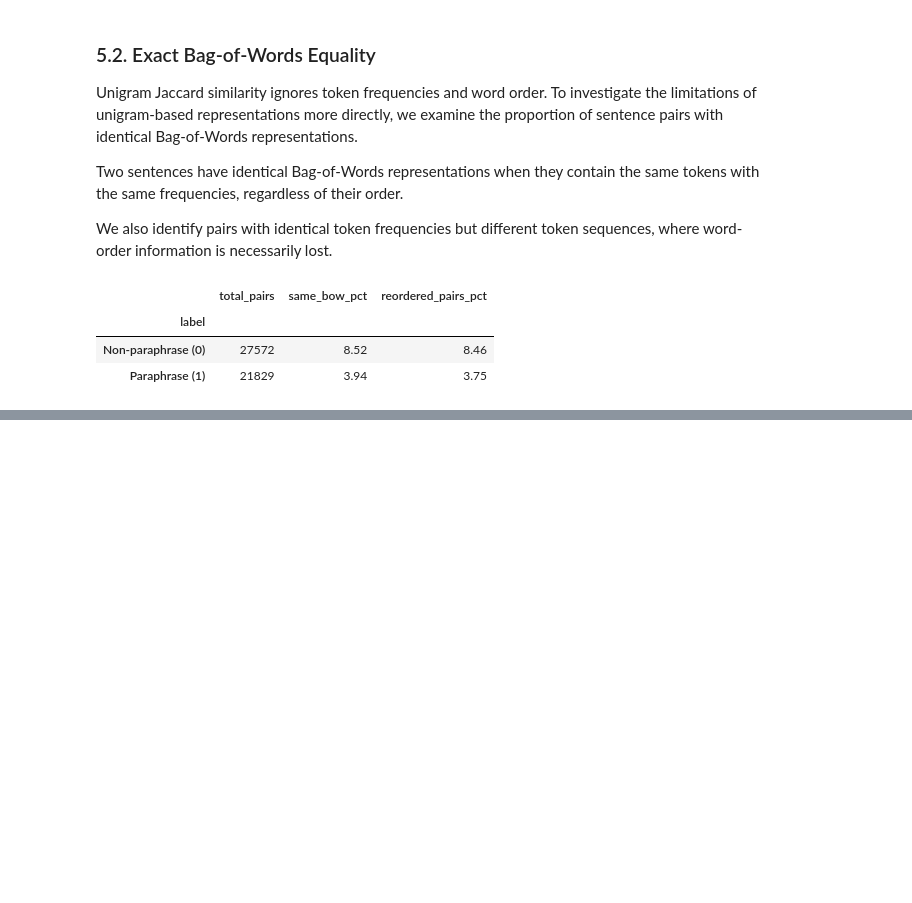
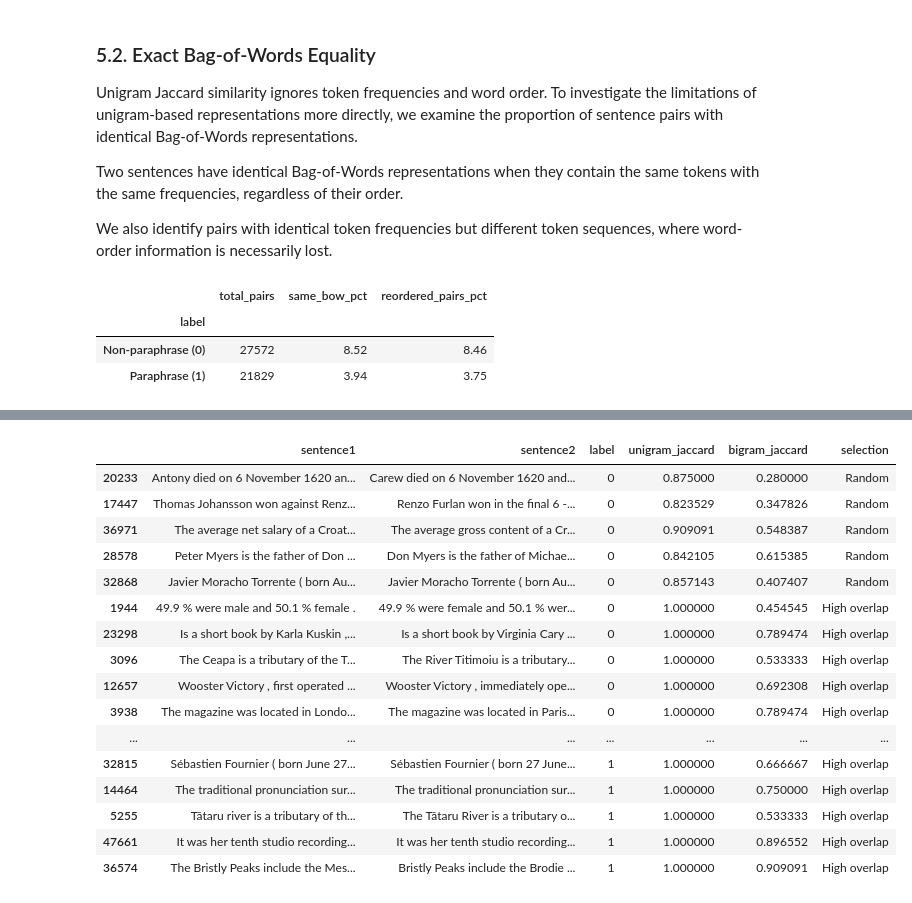
Before and after one commit to nuriallfe/nlp1, a Jupyter notebook: data_exploration.ipynb, the cells around one changed output, grey strips where cells are left out. Cells and saved outputs as stored; diff of their text form; code cells hidden in the pictures; blank space fills up the shorter version.

```diff
--- a/data_exploration.ipynb
+++ b/data_exploration.ipynb
@@ -295,0 +700,62 @@ display(bow_summary)
+# %%
+qualitative_examples = []
+
+for label in [0, 1]:
+
+    class_df = lexical_df[
+        lexical_df["label"] == label
+    ]
+
+    # High-overlap examples: sample from the top 10%
+    threshold = class_df["unigram_jaccard"].quantile(0.90)
+
+    high_overlap = class_df[
+        class_df["unigram_jaccard"] >= threshold
+    ].sample(n=5, random_state=42)
+
+    # Random examples, excluding those already selected
+    remaining = class_df.drop(high_overlap.index)
+
+    random_examples = remaining.sample(
+        n=5,
+        random_state=42
+    )
+
+    selected = pd.concat([
+        random_examples.assign(selection="Random"),
+        high_overlap.assign(selection="High overlap")
+    ])
+
+    qualitative_examples.append(selected)
+
+qualitative_examples = pd.concat(qualitative_examples)
+
+with pd.option_context("display.max_colwidth", 150):
+    display(qualitative_examples[
+        [
+            "sentence1",
+            "sentence2",
+            "label",
+            "unigram_jaccard",
+            "bigram_jaccard",
+            "selection"
+        ]
+    ])
+# %% [output]
+|  | sentence1 | sentence2 | label | unigram_jaccard | bigram_jaccard | selection |
+| 20233 | Antony died on 6 November 1620 an... | Carew died on 6 November 1620 and... | 0 | 0.875000 | 0.280000 | Random |
+| 17447 | Thomas Johansson won against Renz... | Renzo Furlan won in the final 6 -... | 0 | 0.823529 | 0.347826 | Random |
+| 36971 | The average net salary of a Croat... | The average gross content of a Cr... | 0 | 0.909091 | 0.548387 | Random |
+| 28578 | Peter Myers is the father of Don ... | Don Myers is the father of Michae... | 0 | 0.842105 | 0.615385 | Random |
+| 32868 | Javier Moracho Torrente ( born Au... | Javier Moracho Torrente ( born Au... | 0 | 0.857143 | 0.407407 | Random |
+| 1944 | 49.9 % were male and 50.1 % female . | 49.9 % were female and 50.1 % wer... | 0 | 1.000000 | 0.454545 | High overlap |
+| 23298 | Is a short book by Karla Kuskin ,... | Is a short book by Virginia Cary ... | 0 | 1.000000 | 0.789474 | High overlap |
+| 3096 | The Ceapa is a tributary of the T... | The River Titimoiu is a tributary... | 0 | 1.000000 | 0.533333 | High overlap |
+| 12657 | Wooster Victory , first operated ... | Wooster Victory , immediately ope... | 0 | 1.000000 | 0.692308 | High overlap |
+| 3938 | The magazine was located in Londo... | The magazine was located in Paris... | 0 | 1.000000 | 0.789474 | High overlap |
+| ... | ... | ... | ... | ... | ... | ... |
+| 32815 | Sébastien Fournier ( born June 27... | Sébastien Fournier ( born 27 June... | 1 | 1.000000 | 0.666667 | High overlap |
+| 14464 | The traditional pronunciation sur... | The traditional pronunciation sur... | 1 | 1.000000 | 0.750000 | High overlap |
+| 5255 | Tătaru river is a tributary of th... | The Tătaru River is a tributary o... | 1 | 1.000000 | 0.533333 | High overlap |
+| 47661 | It was her tenth studio recording... | It was her tenth studio recording... | 1 | 1.000000 | 0.896552 | High overlap |
+| 36574 | The Bristly Peaks include the Mes... | Bristly Peaks include the Brodie ... | 1 | 1.000000 | 0.909091 | High overlap |
```
Also changed, not shown: parts of 15 cells of this notebook.
